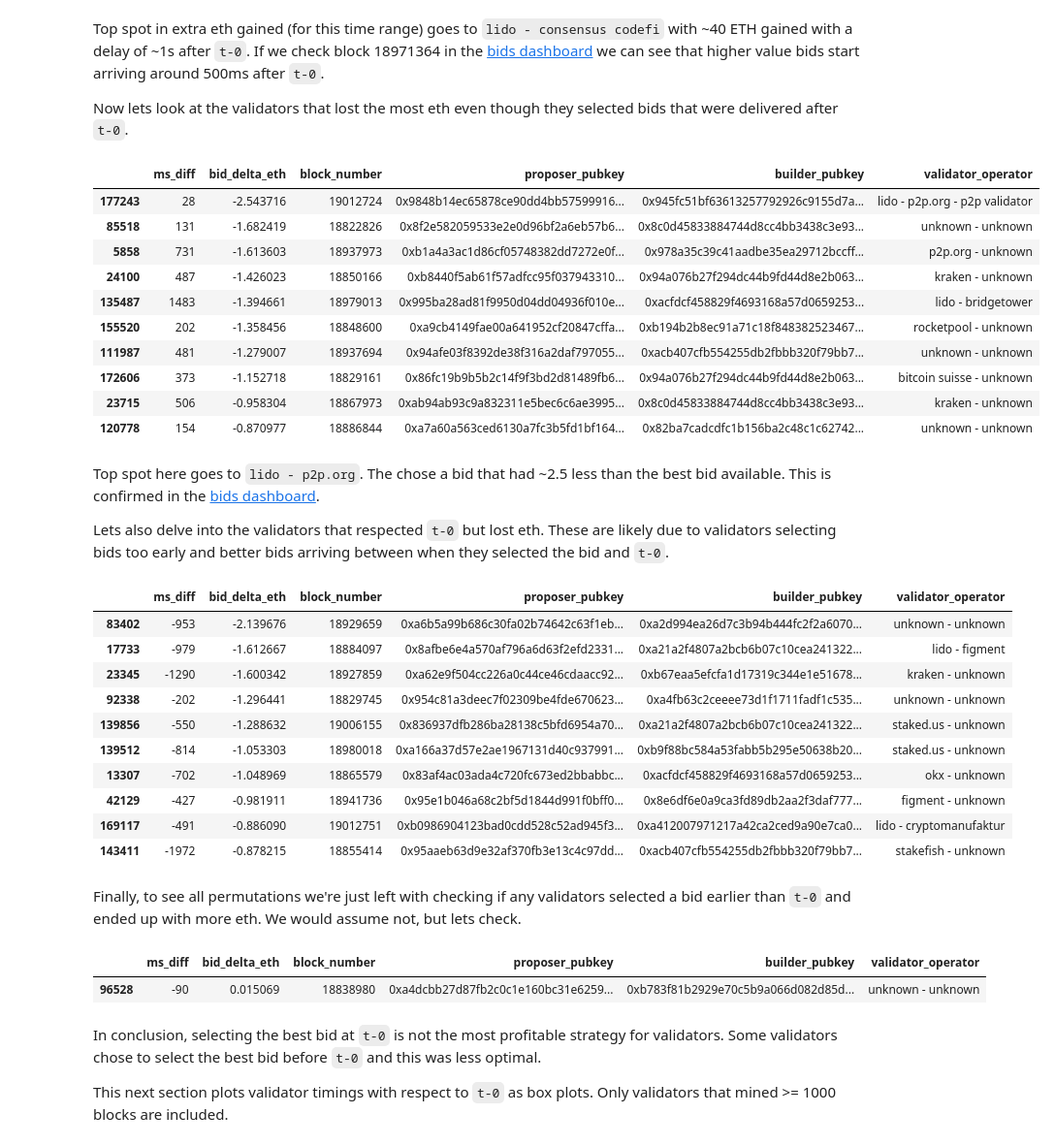
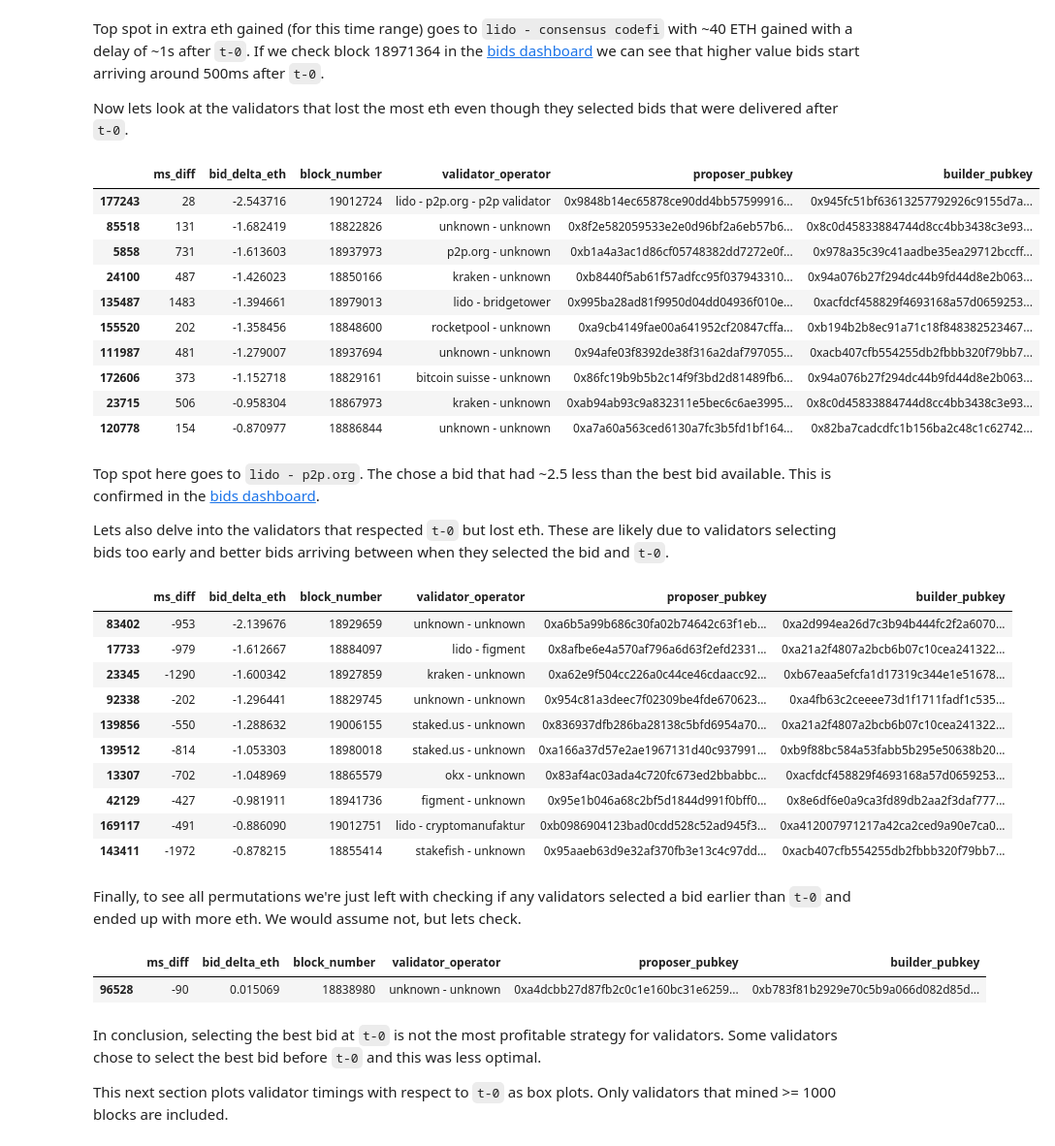
Before and after one commit to eden-network/data-analysis-public, a Jupyter notebook: mev_boost/validator_timing_games/report.ipynb, the cells around one changed output. Shown at 97% size. Saved outputs shown, nothing was run; the diff lists cells and outputs as text; code cells hidden in the pictures.

```diff
--- a/mev_boost/validator_timing_games/report.ipynb
+++ b/mev_boost/validator_timing_games/report.ipynb
@@ -146,26 +146,26 @@ Now lets look at the validators that lost the most eth even though they selected
 # %%
 # Filter the DataFrame for ms_diff > 0 and bid_delta_eth < 0
 filtered_df = df[(df['ms_diff'] > 0) & (df['bid_delta_eth'] < 0)]
 
 # Sort the filtered DataFrame by bid_delta_eth in ascending order
 sorted_df = filtered_df.sort_values(by='bid_delta_eth', ascending=True)
 
 
-result = sorted_df[['ms_diff', 'bid_delta_eth', 'block_number', 'proposer_pubkey', 'builder_pubkey', 'validator_operator']]
+result = sorted_df[['ms_diff', 'bid_delta_eth', 'block_number', 'validator_operator', 'proposer_pubkey', 'builder_pubkey']]
 with pd.option_context('display.max_colwidth', None):
     display(result.head(10))
 # %% [output]
-|  | ms_diff | bid_delta_eth | block_number | proposer_pubkey | builder_pubkey | validator_operator |
-| 177243 | 28 | -2.543716 | 19012724 | 0x9848b14ec65878ce90dd4bb57599916... | 0x945fc51bf63613257792926c9155d7a... | lido - p2p.org - p2p validator |
-| 85518 | 131 | -1.682419 | 18822826 | 0x8f2e582059533e2e0d96bf2a6eb57b6... | 0x8c0d45833884744d8cc4bb3438c3e93... | unknown - unknown |
-| 5858 | 731 | -1.613603 | 18937973 | 0xb1a4a3ac1d86cf05748382dd7272e0f... | 0x978a35c39c41aadbe35ea29712bccff... | p2p.org - unknown |
-| 24100 | 487 | -1.426023 | 18850166 | 0xb8440f5ab61f57adfcc95f037943310... | 0x94a076b27f294dc44b9fd44d8e2b063... | kraken - unknown |
-| 135487 | 1483 | -1.394661 | 18979013 | 0x995ba28ad81f9950d04dd04936f010e... | 0xacfdcf458829f4693168a57d0659253... | lido - bridgetower |
-| 155520 | 202 | -1.358456 | 18848600 | 0xa9cb4149fae00a641952cf20847cffa... | 0xb194b2b8ec91a71c18f848382523467... | rocketpool - unknown |
-| 111987 | 481 | -1.279007 | 18937694 | 0x94afe03f8392de38f316a2daf797055... | 0xacb407cfb554255db2fbbb320f79bb7... | unknown - unknown |
-| 172606 | 373 | -1.152718 | 18829161 | 0x86fc19b9b5b2c14f9f3bd2d81489fb6... | 0x94a076b27f294dc44b9fd44d8e2b063... | bitcoin suisse - unknown |
-| 23715 | 506 | -0.958304 | 18867973 | 0xab94ab93c9a832311e5bec6c6ae3995... | 0x8c0d45833884744d8cc4bb3438c3e93... | kraken - unknown |
-| 120778 | 154 | -0.870977 | 18886844 | 0xa7a60a563ced6130a7fc3b5fd1bf164... | 0x82ba7cadcdfc1b156ba2c48c1c62742... | unknown - unknown |
+|  | ms_diff | bid_delta_eth | block_number | validator_operator | proposer_pubkey | builder_pubkey |
+| 177243 | 28 | -2.543716 | 19012724 | lido - p2p.org - p2p validator | 0x9848b14ec65878ce90dd4bb57599916... | 0x945fc51bf63613257792926c9155d7a... |
+| 85518 | 131 | -1.682419 | 18822826 | unknown - unknown | 0x8f2e582059533e2e0d96bf2a6eb57b6... | 0x8c0d45833884744d8cc4bb3438c3e93... |
+| 5858 | 731 | -1.613603 | 18937973 | p2p.org - unknown | 0xb1a4a3ac1d86cf05748382dd7272e0f... | 0x978a35c39c41aadbe35ea29712bccff... |
+| 24100 | 487 | -1.426023 | 18850166 | kraken - unknown | 0xb8440f5ab61f57adfcc95f037943310... | 0x94a076b27f294dc44b9fd44d8e2b063... |
+| 135487 | 1483 | -1.394661 | 18979013 | lido - bridgetower | 0x995ba28ad81f9950d04dd04936f010e... | 0xacfdcf458829f4693168a57d0659253... |
+| 155520 | 202 | -1.358456 | 18848600 | rocketpool - unknown | 0xa9cb4149fae00a641952cf20847cffa... | 0xb194b2b8ec91a71c18f848382523467... |
+| 111987 | 481 | -1.279007 | 18937694 | unknown - unknown | 0x94afe03f8392de38f316a2daf797055... | 0xacb407cfb554255db2fbbb320f79bb7... |
+| 172606 | 373 | -1.152718 | 18829161 | bitcoin suisse - unknown | 0x86fc19b9b5b2c14f9f3bd2d81489fb6... | 0x94a076b27f294dc44b9fd44d8e2b063... |
+| 23715 | 506 | -0.958304 | 18867973 | kraken - unknown | 0xab94ab93c9a832311e5bec6c6ae3995... | 0x8c0d45833884744d8cc4bb3438c3e93... |
+| 120778 | 154 | -0.870977 | 18886844 | unknown - unknown | 0xa7a60a563ced6130a7fc3b5fd1bf164... | 0x82ba7cadcdfc1b156ba2c48c1c62742... |
 # %% [markdown]
 Top spot here goes to `lido - p2p.org`. The chose a bid that had ~2.5 less than the best bid available. This is confirmed in the [bids dashboard](https://data.edennetwork.io/block/19012724/bids).
 
@@ -177,21 +177,21 @@ filtered_df = df[(df['ms_diff'] <= 0) & (df['bid_delta_eth'] < 0)]
 # Sort the filtered DataFrame by bid_delta_eth in descending order
 sorted_df = filtered_df.sort_values(by='bid_delta_eth', ascending=True)
 
-result = sorted_df[['ms_diff', 'bid_delta_eth', 'block_number', 'proposer_pubkey', 'builder_pubkey', 'validator_operator']]
+result = sorted_df[['ms_diff', 'bid_delta_eth', 'block_number', 'validator_operator', 'proposer_pubkey', 'builder_pubkey']]
 with pd.option_context('display.max_colwidth', None):
     display(result.head(10))
 # %% [output]
-|  | ms_diff | bid_delta_eth | block_number | proposer_pubkey | builder_pubkey | validator_operator |
-| 83402 | -953 | -2.139676 | 18929659 | 0xa6b5a99b686c30fa02b74642c63f1eb... | 0xa2d994ea26d7c3b94b444fc2f2a6070... | unknown - unknown |
-| 17733 | -979 | -1.612667 | 18884097 | 0x8afbe6e4a570af796a6d63f2efd2331... | 0xa21a2f4807a2bcb6b07c10cea241322... | lido - figment |
-| 23345 | -1290 | -1.600342 | 18927859 | 0xa62e9f504cc226a0c44ce46cdaacc92... | 0xb67eaa5efcfa1d17319c344e1e51678... | kraken - unknown |
-| 92338 | -202 | -1.296441 | 18829745 | 0x954c81a3deec7f02309be4fde670623... | 0xa4fb63c2ceeee73d1f1711fadf1c535... | unknown - unknown |
-| 139856 | -550 | -1.288632 | 19006155 | 0x836937dfb286ba28138c5bfd6954a70... | 0xa21a2f4807a2bcb6b07c10cea241322... | staked.us - unknown |
-| 139512 | -814 | -1.053303 | 18980018 | 0xa166a37d57e2ae1967131d40c937991... | 0xb9f88bc584a53fabb5b295e50638b20... | staked.us - unknown |
-| 13307 | -702 | -1.048969 | 18865579 | 0x83af4ac03ada4c720fc673ed2bbabbc... | 0xacfdcf458829f4693168a57d0659253... | okx - unknown |
-| 42129 | -427 | -0.981911 | 18941736 | 0x95e1b046a68c2bf5d1844d991f0bff0... | 0x8e6df6e0a9ca3fd89db2aa2f3daf777... | figment - unknown |
-| 169117 | -491 | -0.886090 | 19012751 | 0xb0986904123bad0cdd528c52ad945f3... | 0xa412007971217a42ca2ced9a90e7ca0... | lido - cryptomanufaktur |
-| 143411 | -1972 | -0.878215 | 18855414 | 0x95aaeb63d9e32af370fb3e13c4c97dd... | 0xacb407cfb554255db2fbbb320f79bb7... | stakefish - unknown |
+|  | ms_diff | bid_delta_eth | block_number | validator_operator | proposer_pubkey | builder_pubkey |
+| 83402 | -953 | -2.139676 | 18929659 | unknown - unknown | 0xa6b5a99b686c30fa02b74642c63f1eb... | 0xa2d994ea26d7c3b94b444fc2f2a6070... |
+| 17733 | -979 | -1.612667 | 18884097 | lido - figment | 0x8afbe6e4a570af796a6d63f2efd2331... | 0xa21a2f4807a2bcb6b07c10cea241322... |
+| 23345 | -1290 | -1.600342 | 18927859 | kraken - unknown | 0xa62e9f504cc226a0c44ce46cdaacc92... | 0xb67eaa5efcfa1d17319c344e1e51678... |
+| 92338 | -202 | -1.296441 | 18829745 | unknown - unknown | 0x954c81a3deec7f02309be4fde670623... | 0xa4fb63c2ceeee73d1f1711fadf1c535... |
+| 139856 | -550 | -1.288632 | 19006155 | staked.us - unknown | 0x836937dfb286ba28138c5bfd6954a70... | 0xa21a2f4807a2bcb6b07c10cea241322... |
+| 139512 | -814 | -1.053303 | 18980018 | staked.us - unknown | 0xa166a37d57e2ae1967131d40c937991... | 0xb9f88bc584a53fabb5b295e50638b20... |
+| 13307 | -702 | -1.048969 | 18865579 | okx - unknown | 0x83af4ac03ada4c720fc673ed2bbabbc... | 0xacfdcf458829f4693168a57d0659253... |
+| 42129 | -427 | -0.981911 | 18941736 | figment - unknown | 0x95e1b046a68c2bf5d1844d991f0bff0... | 0x8e6df6e0a9ca3fd89db2aa2f3daf777... |
+| 169117 | -491 | -0.886090 | 19012751 | lido - cryptomanufaktur | 0xb0986904123bad0cdd528c52ad945f3... | 0xa412007971217a42ca2ced9a90e7ca0... |
+| 143411 | -1972 | -0.878215 | 18855414 | stakefish - unknown | 0x95aaeb63d9e32af370fb3e13c4c97dd... | 0xacb407cfb554255db2fbbb320f79bb7... |
 # %% [markdown]
 Finally, to see all permutations we're just left with checking if any validators selected a bid earlier than `t-0` and ended up with more eth. We would assume not, but lets check.
 # %%
@@ -201,12 +201,12 @@ filtered_df = df[(df['ms_diff'] < 0) & (df['bid_delta_eth'] > 0)]
 # Sort the filtered DataFrame by bid_delta_eth in descending order
 sorted_df = filtered_df.sort_values(by='bid_delta_eth', ascending=True)
 
-result = sorted_df[['ms_diff', 'bid_delta_eth', 'block_number', 'proposer_pubkey', 'builder_pubkey', 'validator_operator']]
+result = sorted_df[['ms_diff', 'bid_delta_eth', 'block_number', 'validator_operator', 'proposer_pubkey', 'builder_pubkey']]
 with pd.option_context('display.max_colwidth', None):
     display(result.head(10))
 # %% [output]
-|  | ms_diff | bid_delta_eth | block_number | proposer_pubkey | builder_pubkey | validator_operator |
-| 96528 | -90 | 0.015069 | 18838980 | 0xa4dcbb27d87fb2c0c1e160bc31e6259... | 0xb783f81b2929e70c5b9a066d082d85d... | unknown - unknown |
+|  | ms_diff | bid_delta_eth | block_number | validator_operator | proposer_pubkey | builder_pubkey |
+| 96528 | -90 | 0.015069 | 18838980 | unknown - unknown | 0xa4dcbb27d87fb2c0c1e160bc31e6259... | 0xb783f81b2929e70c5b9a066d082d85d... |
 # %% [markdown]
 In conclusion, selecting the best bid at `t-0` is not the most profitable strategy for validators. Some validators chose to select the best bid before `t-0` and this was less optimal.
 
```
Also changed, not shown: parts of 1 cell of this notebook.
